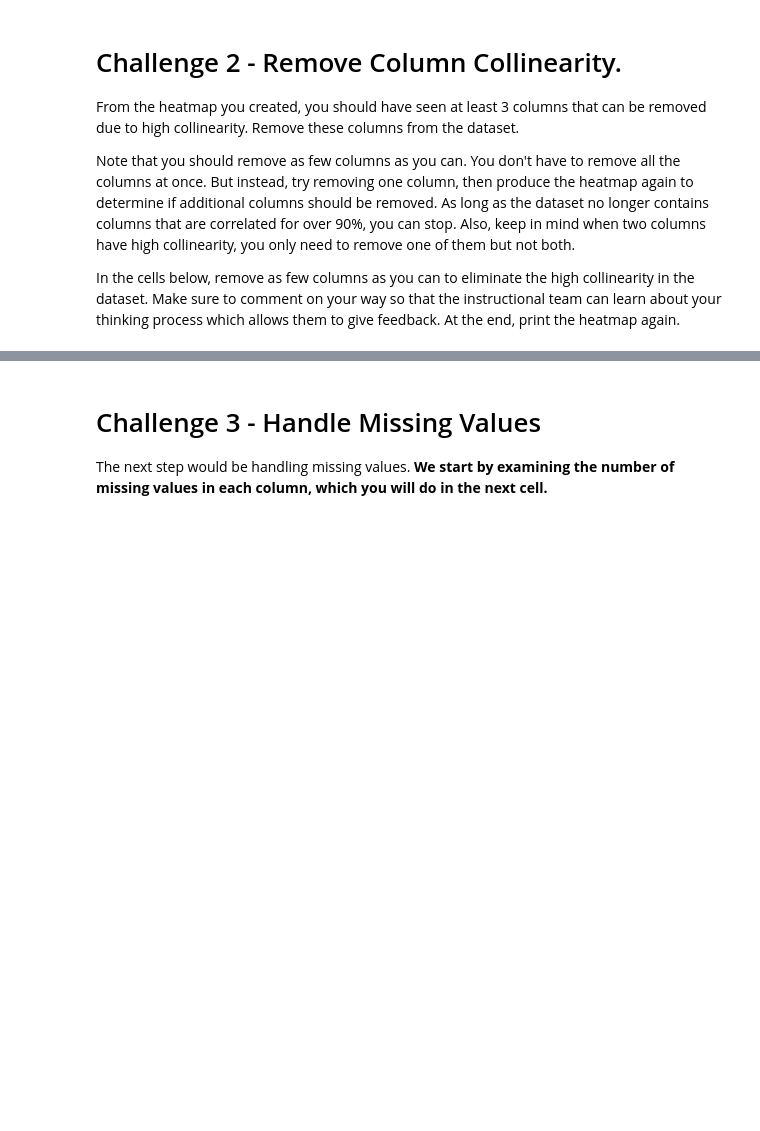
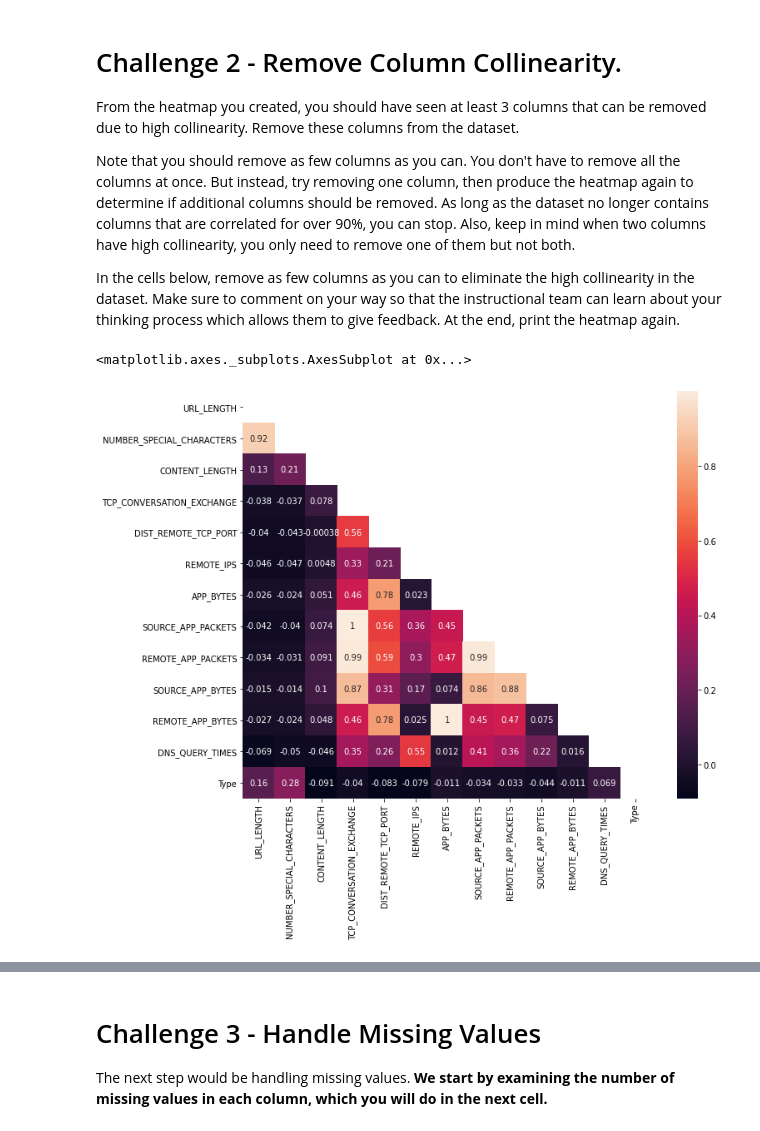
Before and after one commit to ironhack-datalabs/dataV2-labs, a Jupyter notebook: module-3/Supervised-Learning/your-code/main.ipynb, the cells around one changed output, grey strips where cells are left out. Saved outputs shown, nothing was run; the diff lists cells and outputs as text; code cells hidden in the pictures; blank space fills up the shorter version.

```diff
--- a/module-3/Supervised-Learning/your-code/main.ipynb
+++ b/module-3/Supervised-Learning/your-code/main.ipynb
@@ -70,0 +133,17 @@ In the cells below, remove as few columns as you can to eliminate the high colli
+# %%
+#remove 'APP_PACKETS' column
+
+websites1 = websites.drop(['APP_PACKETS'], axis=1)
+corr1 = websites1.corr()
+
+#generate a mask for the upper triangle
+mask = np.triu(np.ones_like(corr1, dtype=np.bool))
+
+#set up a matplot figure
+f, ax = plt.subplots(figsize=(11,9))
+
+#draw a heatmap with a mask
+sns.heatmap(corr1, mask=mask, annot=True)
+# %% [output]
+<matplotlib.axes._subplots.AxesSubplot at 0x...>
+[figure, added]
```
Also changed, not shown: parts of 62 cells of this notebook, 1 other file.
